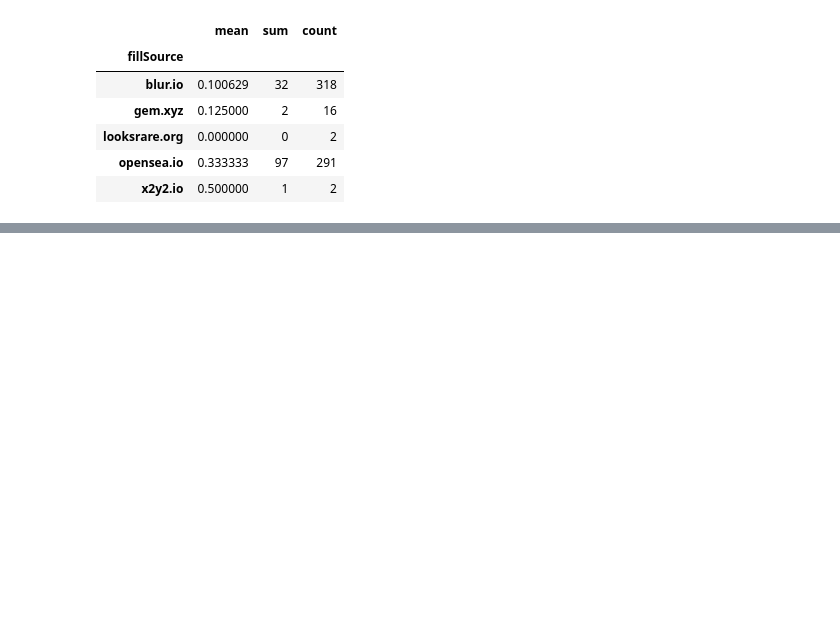
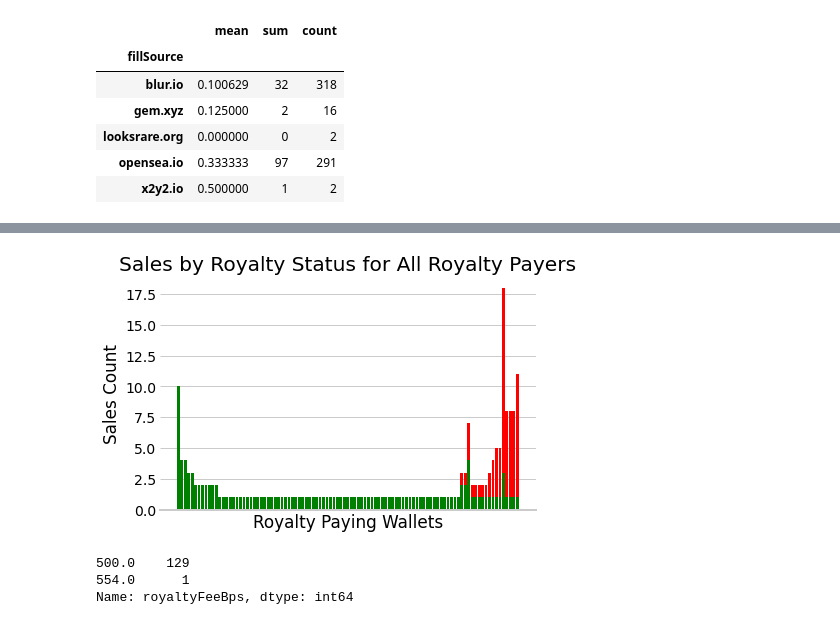
Before and after one commit to ewharton/nft-royalties, a Jupyter notebook: 01_illumunit_royalty_payers_from_resevoir.ipynb, the cells around one changed output, grey strips where cells are left out. Drawn from its saved outputs; the diff is of its cells as text; code cells hidden in the pictures; blank space fills up the shorter version.

```diff
--- a/01_illumunit_royalty_payers_from_resevoir.ipynb
+++ b/01_illumunit_royalty_payers_from_resevoir.ipynb
@@ -713,0 +613,17 @@ holders['tokens'].hist()
+# %%
+rp_sorted = royalty_payers.sort_values(['full_royalty_rate','full_royalty_sales'],ascending=False)
+
+plt.bar(rp_sorted.address, rp_sorted.full_royalty_sales, color='g')
+plt.bar(rp_sorted.address, rp_sorted.non_full_royalty_sales, bottom=rp_sorted.full_royalty_sales, color='r')
+plt.xticks([]);
+plt.xlabel('Royalty Paying Wallets');
+plt.title('Sales by Royalty Status for All Royalty Payers');
+plt.ylabel('Sales Count');
+# %% [output]
+[figure, added]
+# %%
+sales.loc[sales.paidFullRoyalty,'royaltyFeeBps'].value_counts()
+# %% [output]
+500.0    129
+554.0      1
+Name: royaltyFeeBps, dtype: int64
```
Also changed, not shown: parts of 46 cells of this notebook.
